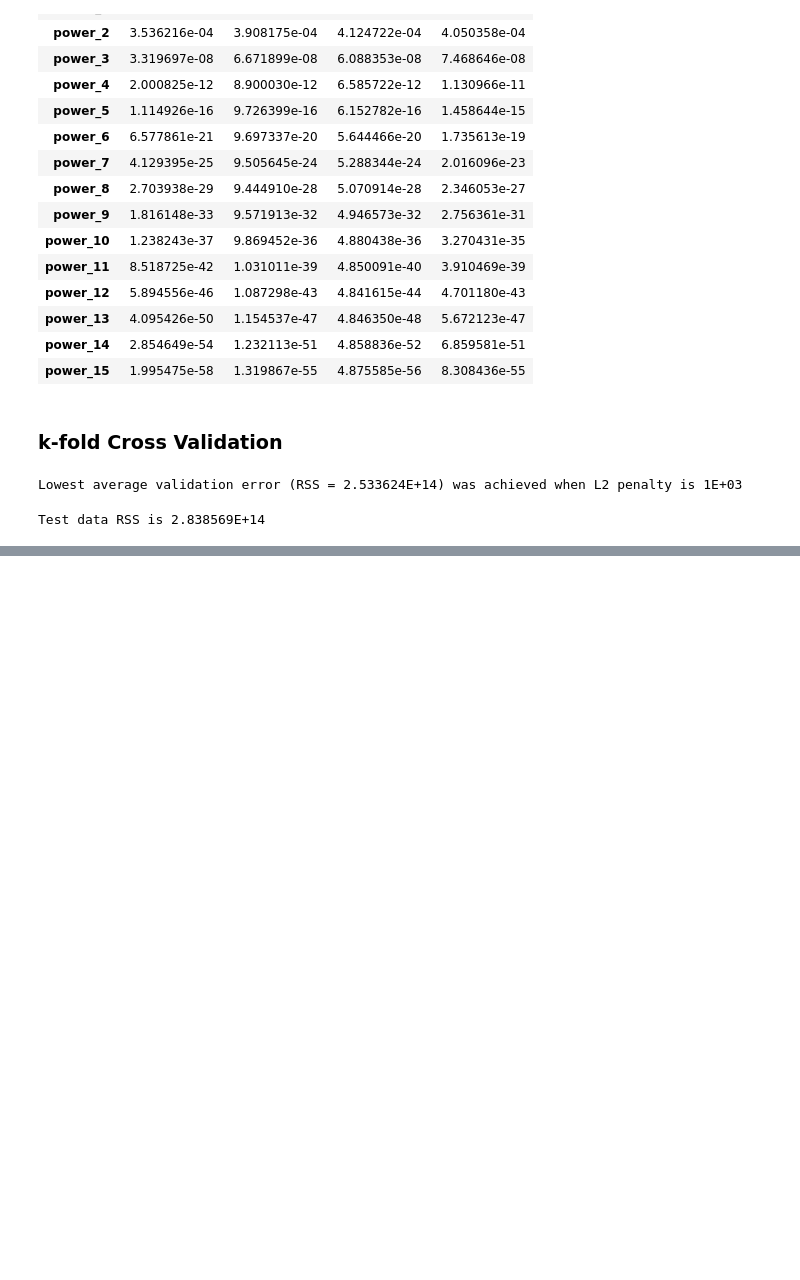
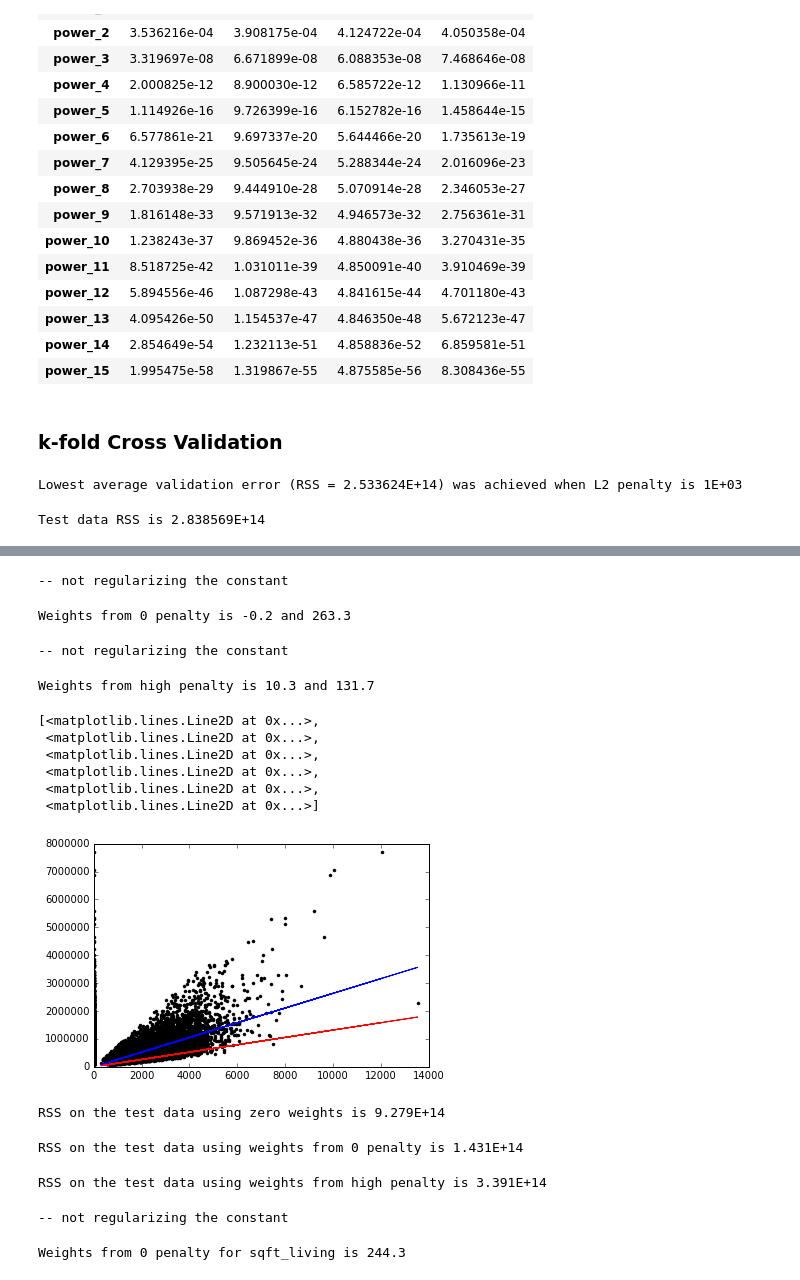
Before and after one commit to esmexx/Machine-Learning-Regression, a Jupyter notebook: w4 hw/Regression Week 4.ipynb, the cells around one changed output, grey strips where cells are left out. Drawn from its saved outputs; the diff is of its cells as text; code cells hidden in the pictures; blank space fills up the shorter version.

Commit message:
Ridge Regression Gradient Descend based on lecture notes (semi-correct answers)

```diff
--- a/w4 hw/Regression Week 4.ipynb
+++ b/w4 hw/Regression Week 4.ipynb
@@ -171,0 +211,79 @@ Test data RSS is 2.838569E+14
+# %%
+train_valid_shuffled = pd.read_csv('wk3_kc_house_train_valid_shuffled.csv', dtype=dtype_dict)
+test = pd.read_csv('wk3_kc_house_test_data.csv', dtype=dtype_dict)
+# %%
+simple_features = ['sqft_living']
+my_output = ['price']
+(simple_feature_matrix, simple_output) = get_numpy_data(train_valid_shuffled, simple_features, my_output)
+(simple_test_feature_matrix, simple_test_output) = get_numpy_data(test, simple_features, my_output)
+
+step_size = 1e-12
+max_iter = 1000
+l2_penalty = 0
+initial_weights = np.zeros((2,1))
+simple_weights_0_penalty = ridge_regression_gradient_descent(simple_feature_matrix, simple_output,
+                                                            initial_weights, step_size, l2_penalty,
+                                                            max_iter)
+# %% [output]
+-- not regularizing the constant
+# %%
+print('Weights from 0 penalty is %.1f and %.1f' % (simple_weights_0_penalty[0], simple_weights_0_penalty[1]))
+# %% [output]
+Weights from 0 penalty is -0.2 and 263.3
+# %%
+l2_penalty = 1e11
+initial_weights = np.zeros((2,1))
+simple_weights_high_penalty = ridge_regression_gradient_descent(simple_feature_matrix, simple_output,
+                                                            initial_weights, step_size, l2_penalty, max_iter)
+# %% [output]
+-- not regularizing the constant
+# %%
+print('Weights from high penalty is %.1f and %.1f' % (simple_weights_high_penalty[0], simple_weights_high_penalty[1]))
+# %% [output]
+Weights from high penalty is 10.3 and 131.7
+# %%
+plt.plot(simple_feature_matrix,simple_output,'k.',
+        simple_feature_matrix,predict_outcome(simple_feature_matrix, simple_weights_0_penalty),'b-',
+        simple_feature_matrix,predict_outcome(simple_feature_matrix, simple_weights_high_penalty),'r-')
+# %% [output]
+[<matplotlib.lines.Line2D at 0x...>,
+ <matplotlib.lines.Line2D at 0x...>,
+ <matplotlib.lines.Line2D at 0x...>,
+ <matplotlib.lines.Line2D at 0x...>,
+ <matplotlib.lines.Line2D at 0x...>,
+ <matplotlib.lines.Line2D at 0x...>]
+[figure, added]
+# %%
+print( 'RSS on the test data using zero weights is %.3E'
+      % sum((simple_test_output - predict_outcome(simple_test_feature_matrix, np.zeros((2,1)))) ** 2))
+# %% [output]
+RSS on the test data using zero weights is 9.279E+14
+# %%
+print( 'RSS on the test data using weights from 0 penalty is %.3E'
+      % sum((simple_test_output - predict_outcome(simple_test_feature_matrix, simple_weights_0_penalty)) ** 2))
+# %% [output]
+RSS on the test data using weights from 0 penalty is 1.431E+14
+# %%
+print( 'RSS on the test data using weights from high penalty is %.3E'
+      % sum((simple_test_output - predict_outcome(simple_test_feature_matrix, simple_weights_high_penalty)) ** 2))
+# %% [output]
+RSS on the test data using weights from high penalty is 3.391E+14
+# %%
+simple_features = ['sqft_living', 'sqft_living15']
+my_output = ['price']
+(simple_feature_matrix, simple_output) = get_numpy_data(train_valid_shuffled, simple_features, my_output)
+(simple_test_feature_matrix, simple_test_output) = get_numpy_data(test, simple_features, my_output)
+
+step_size = 1e-12
+max_iter = 1000
+l2_penalty = 0
+initial_weights = np.zeros((len(simple_features)+1,1))
+simple_weights_0_penalty = ridge_regression_gradient_descent(simple_feature_matrix, simple_output,
+                                                            initial_weights, step_size, l2_penalty,
+                                                            max_iter)
+# %% [output]
+-- not regularizing the constant
+# %%
+print('Weights from 0 penalty for sqft_living is %.1f' % (simple_weights_0_penalty[1]))
+# %% [output]
+Weights from 0 penalty for sqft_living is 244.3
```
Also changed, not shown: parts of 11 cells of this notebook.
